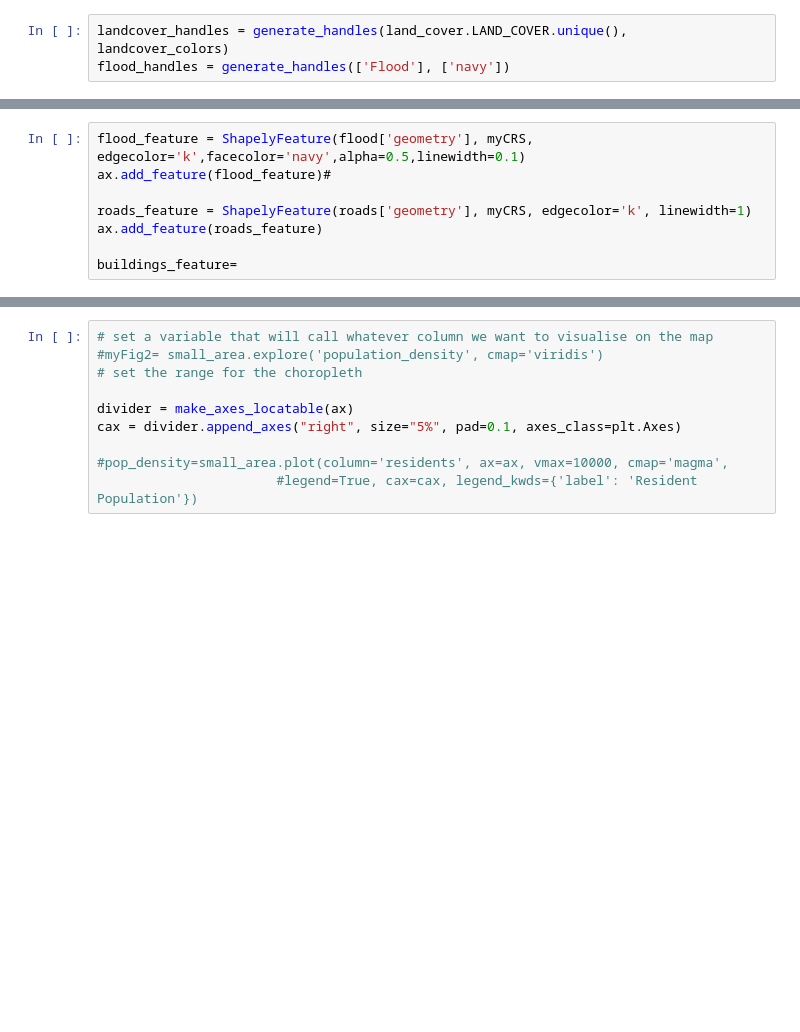
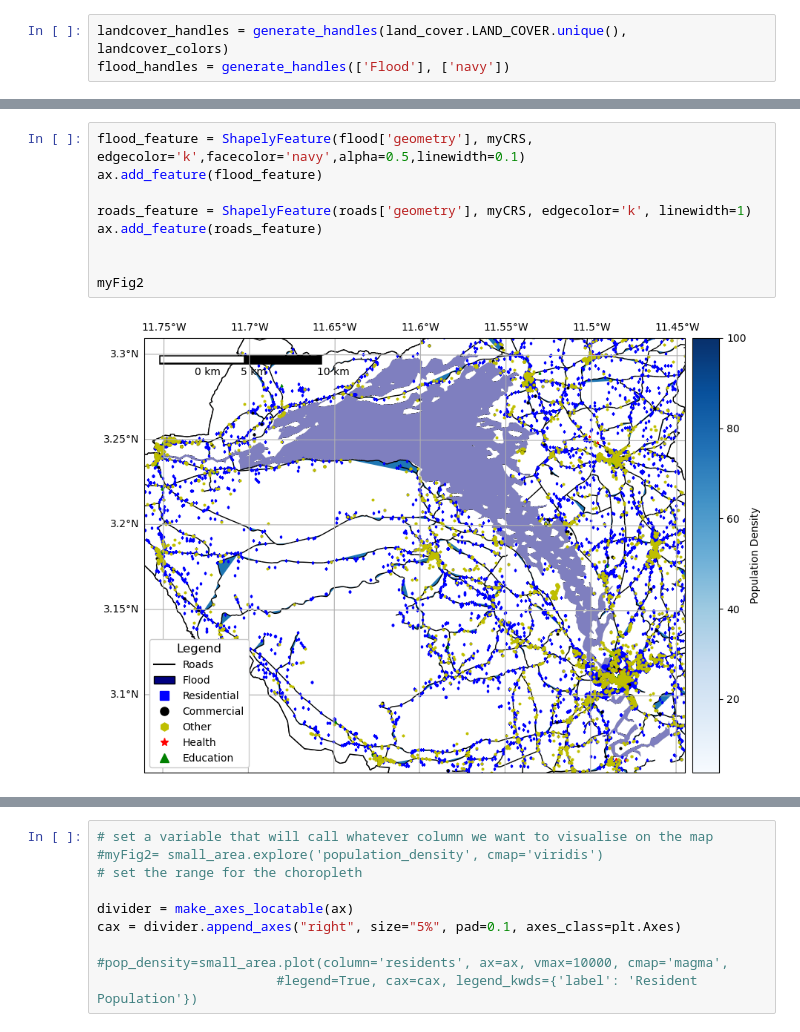
Before and after one commit to fd1807/EGM722_Project, a Jupyter notebook: Project_EGM722.ipynb, the cells around one changed output, grey strips where cells are left out. Cells and saved outputs as stored; diff of their text form; blank space fills up the shorter version.

```diff
--- a/Project_EGM722.ipynb
+++ b/Project_EGM722.ipynb
@@ -288,11 +308,14 @@ ax.set_extent([xmin-1000, xmax+1000, ymin-1000, ymax+1000], crs=myCRS)# finally,
 # %%
 flood_feature = ShapelyFeature(flood['geometry'], myCRS, edgecolor='k',facecolor='navy',alpha=0.5,linewidth=0.1)
-ax.add_feature(flood_feature)#
+ax.add_feature(flood_feature)
 
 roads_feature = ShapelyFeature(roads['geometry'], myCRS, edgecolor='k', linewidth=1)
 ax.add_feature(roads_feature)
 
-buildings_feature=
+
+myFig2
+# %% [output]
+[figure, added]
 # %%
 # ShapelyFeature creates a polygon, so for point data we can just use ax.plot()
 residential=buildings.loc[buildings['CLASSIFICA']=='Residential']
```
Also changed, not shown: parts of 29 cells of this notebook.
